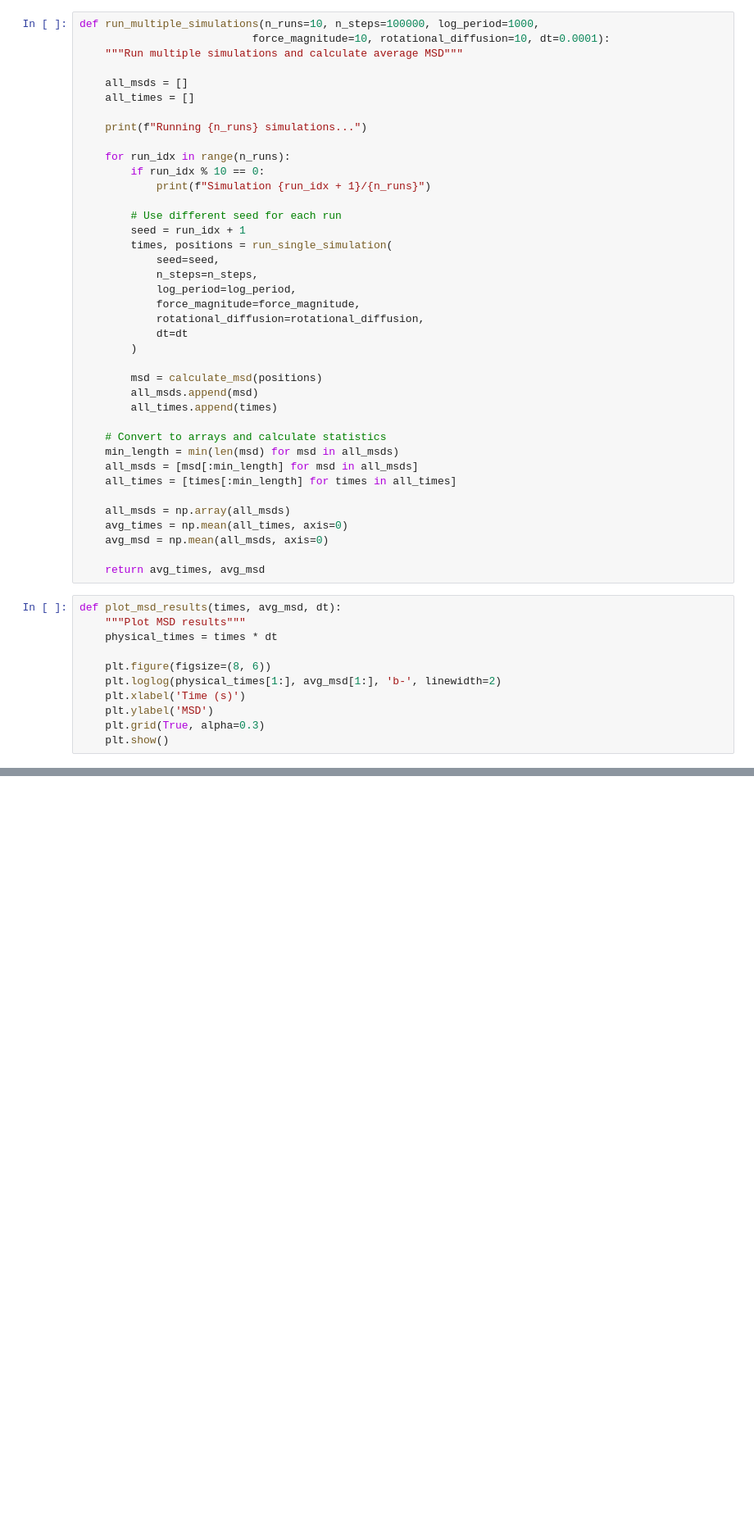
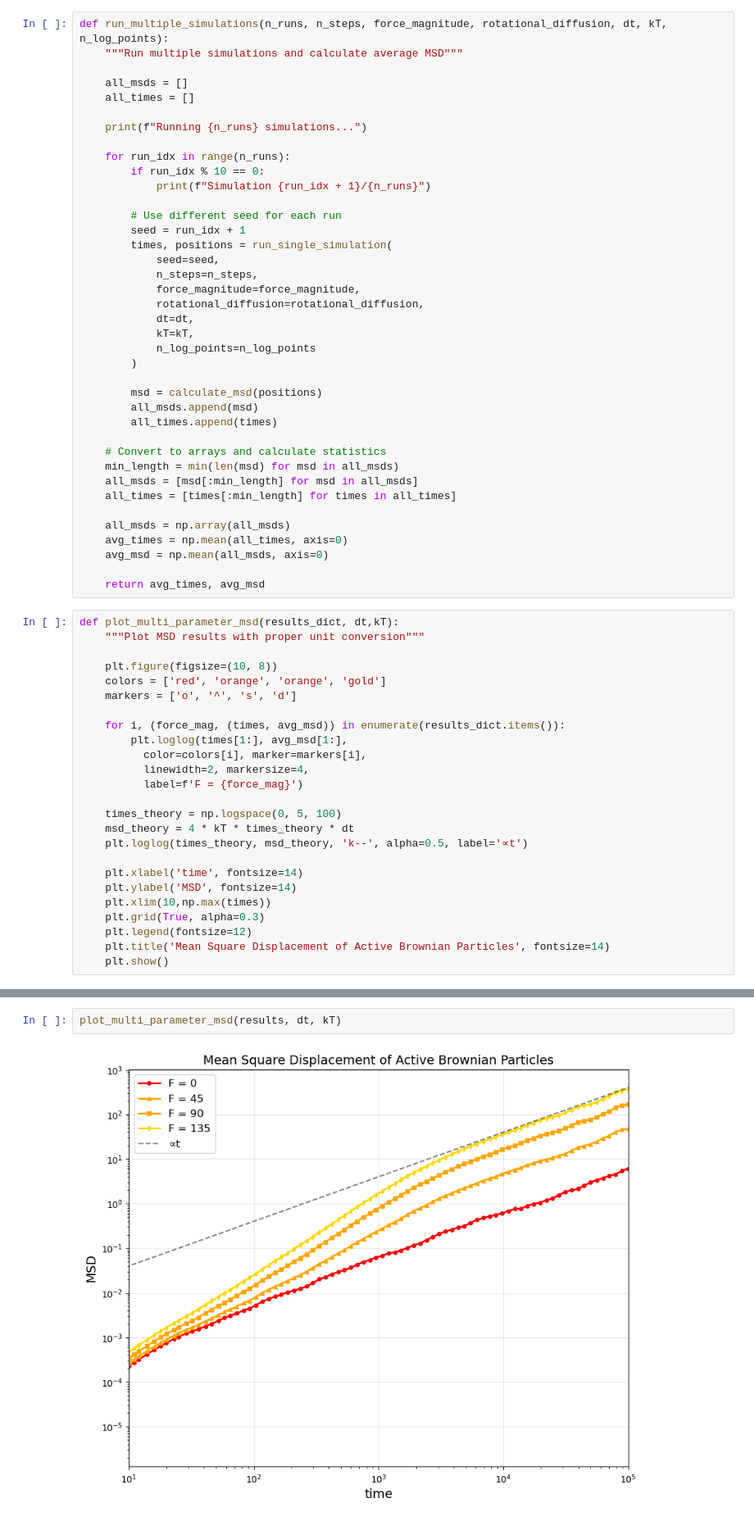
Before and after one commit to FTurci/active-enhancement, a Jupyter notebook: docs/activity_msd/activity_msd.ipynb, the cells around one changed output, grey strips where cells are left out. Shown at 82% size. Drawn from its saved outputs; the diff is of its cells as text; blank space fills up the shorter version.

Commit message:
changed msd for active

```diff
--- a/docs/activity_msd/activity_msd.ipynb
+++ b/docs/activity_msd/activity_msd.ipynb
@@ -82,8 +97,7 @@ def calculate_msd(positions):
     msd = np.sum(displacements**2, axis=1)
     return msd
 # %%
-def run_multiple_simulations(n_runs=10, n_steps=100000, log_period=1000,
-                           force_magnitude=10, rotational_diffusion=10, dt=0.0001):
+def run_multiple_simulations(n_runs, n_steps, force_magnitude, rotational_diffusion, dt, kT, n_log_points):
     """Run multiple simulations and calculate average MSD"""
 
     all_msds = []
@@ -100,10 +114,11 @@ def run_multiple_simulations(n_runs=10, n_steps=100000, log_period=1000,
         times, positions = run_single_simulation(
             seed=seed,
             n_steps=n_steps,
-            log_period=log_period,
             force_magnitude=force_magnitude,
             rotational_diffusion=rotational_diffusion,
-            dt=dt
+            dt=dt,
+            kT=kT,
+            n_log_points=n_log_points
         )
 
         msd = calculate_msd(positions)
@@ -121,15 +136,29 @@ def run_multiple_simulations(n_runs=10, n_steps=100000, log_period=1000,
 
     return avg_times, avg_msd
 # %%
-def plot_msd_results(times, avg_msd, dt):
-    """Plot MSD results"""
-    physical_times = times * dt
+def plot_multi_parameter_msd(results_dict, dt,kT):
+    """Plot MSD results with proper unit conversion"""
 
-    plt.figure(figsize=(8, 6))
-    plt.loglog(physical_times[1:], avg_msd[1:], 'b-', linewidth=2)
-    plt.xlabel('Time (s)')
-    plt.ylabel('MSD')
+    plt.figure(figsize=(10, 8))
+    colors = ['red', 'orange', 'orange', 'gold']
+    markers = ['o', '^', 's', 'd']
+
+    for i, (force_mag, (times, avg_msd)) in enumerate(results_dict.items()):
+        plt.loglog(times[1:], avg_msd[1:],
+          color=colors[i], marker=markers[i],
+          linewidth=2, markersize=4,
+          label=f'F = {force_mag}')
+
+    times_theory = np.logspace(0, 5, 100)
+    msd_theory = 4 * kT * times_theory * dt
+    plt.loglog(times_theory, msd_theory, 'k--', alpha=0.5, label='∝t')
+
+    plt.xlabel('time', fontsize=14)
+    plt.ylabel('MSD', fontsize=14)
+    plt.xlim(10,np.max(times))
     plt.grid(True, alpha=0.3)
+    plt.legend(fontsize=12)
+    plt.title('Mean Square Displacement of Active Brownian Particles', fontsize=14)
     plt.show()
 # %%
 if __name__ == "__main__":
@@ -174,0 +218,4 @@ Simulation 191/200
+# %%
+plot_multi_parameter_msd(results, dt, kT)
+# %% [output]
+[figure, added]
```
Also changed, not shown: parts of 2 cells of this notebook.
